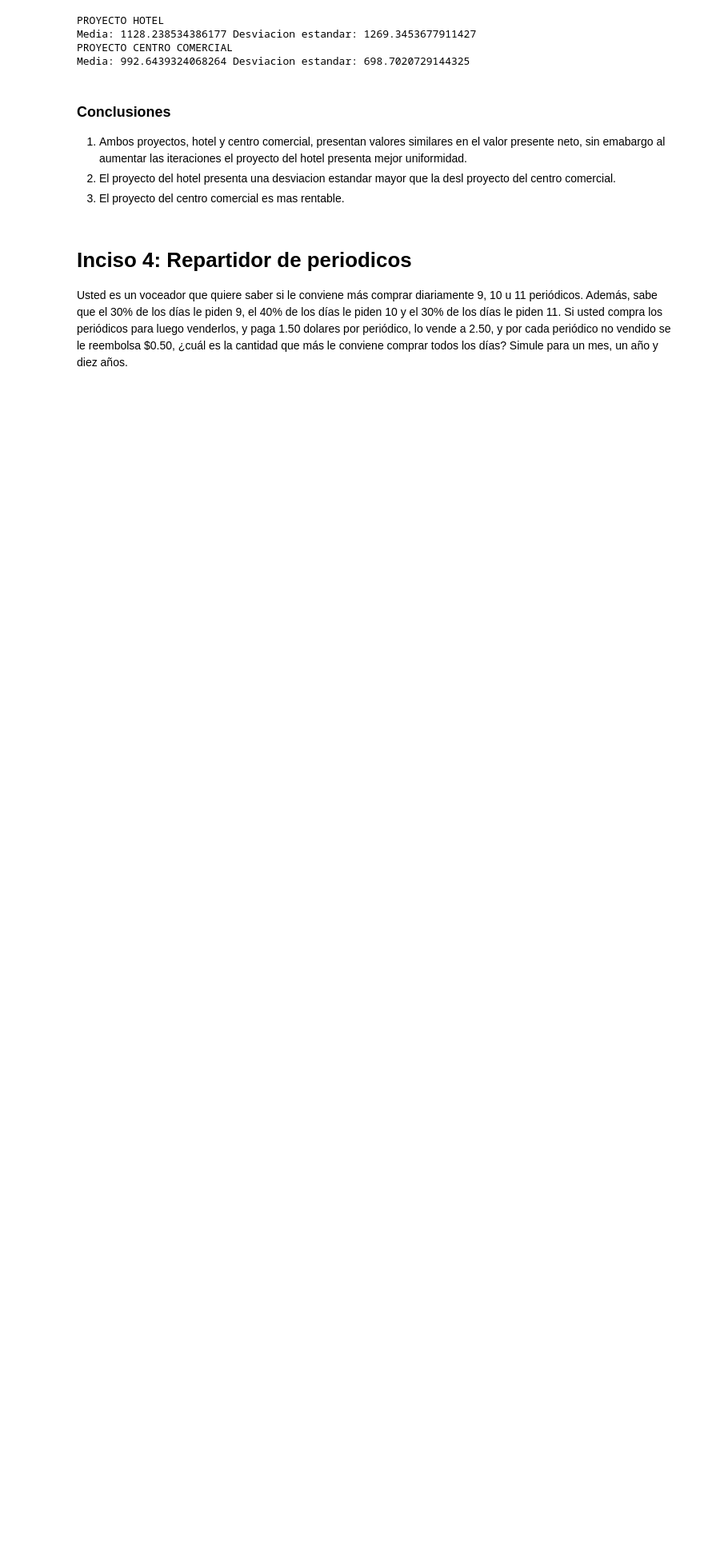
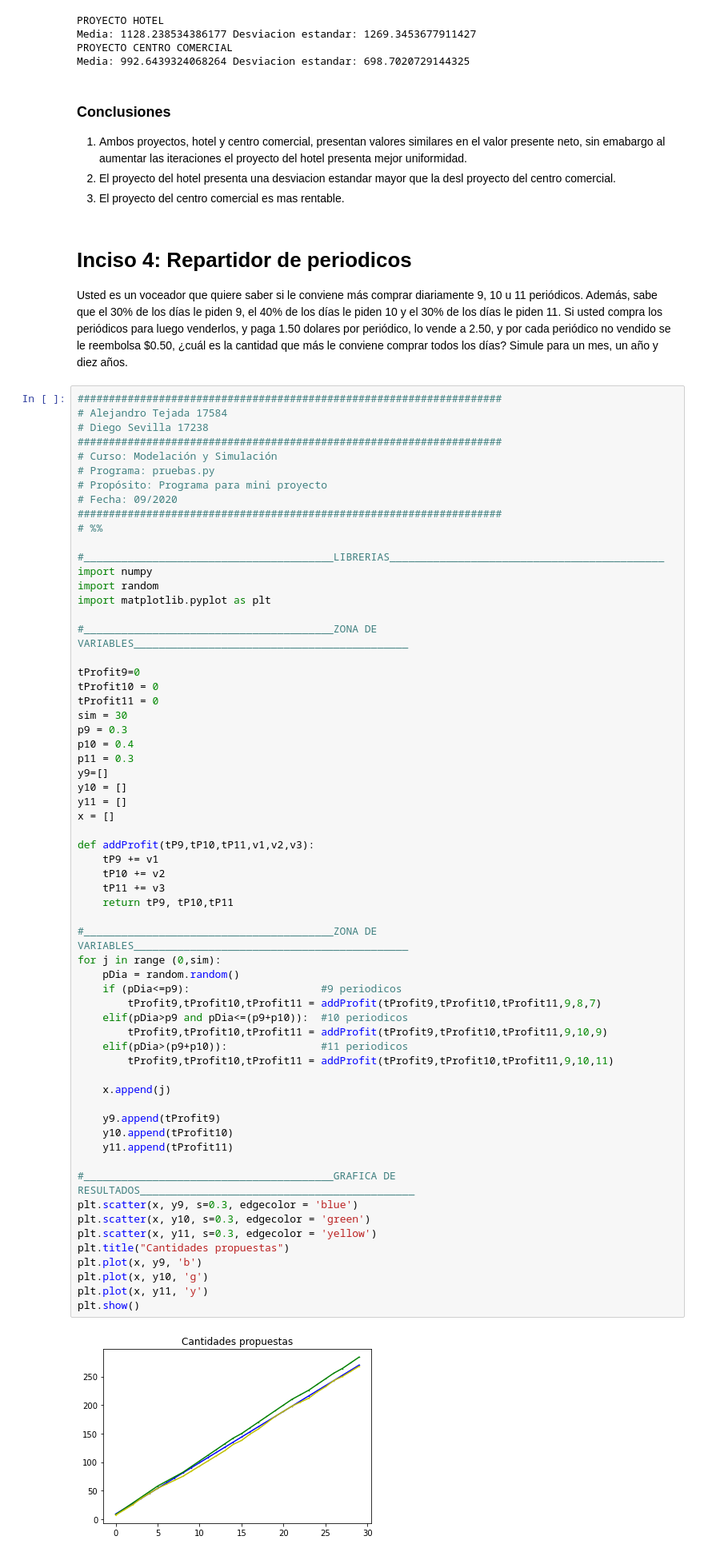
Before and after one commit to tej17584/simulacionMiniProyecto2, a Jupyter notebook: MiniProyecto2 Simulacion.ipynb, the cells around one changed output. Shown at 80% size. Cells and saved outputs as stored; diff of their text form; blank space fills up the shorter version.

```diff
--- a/MiniProyecto2 Simulacion.ipynb
+++ b/MiniProyecto2 Simulacion.ipynb
@@ -319,3 +319,67 @@ Media: 992.6439324068264 Desviacion estandar: 698.7020729144325
 # Inciso 4: Repartidor de periodicos
 
 Usted es un voceador que quiere saber si le conviene más comprar diariamente 9, 10 u 11 periódicos. Además, sabe que el 30% de los días le piden 9, el 40% de los días le piden 10 y el 30% de los días le piden 11. Si usted compra los periódicos para luego venderlos, y paga 1.50 dolares por periódico, lo vende a 2.50, y por cada periódico no vendido se le reembolsa $0.50, ¿cuál es la cantidad que más le conviene comprar todos los días? Simule para un mes, un año y diez años.
+# %%
+####################################################################
+# Alejandro Tejada 17584
+# Diego Sevilla 17238
+####################################################################
+# Curso: Modelación y Simulación
+# Programa: pruebas.py
+# Propósito: Programa para mini proyecto
+# Fecha: 09/2020
+####################################################################
+# %%
+
+#________________________________________LIBRERIAS____________________________________________
+import numpy
+import random
+import matplotlib.pyplot as plt
+
+#________________________________________ZONA DE VARIABLES____________________________________________
+
+tProfit9=0
+tProfit10 = 0
+tProfit11 = 0
+sim = 30
+p9 = 0.3
+p10 = 0.4
+p11 = 0.3
+y9=[]
+y10 = []
+y11 = []
+x = []
+
+def addProfit(tP9,tP10,tP11,v1,v2,v3):
+    tP9 += v1
+    tP10 += v2
+    tP11 += v3
+    return tP9, tP10,tP11
+
+#________________________________________ZONA DE VARIABLES____________________________________________
+for j in range (0,sim):
+    pDia = random.random()
+    if (pDia<=p9):                     #9 periodicos
+        tProfit9,tProfit10,tProfit11 = addProfit(tProfit9,tProfit10,tProfit11,9,8,7)
+    elif(pDia>p9 and pDia<=(p9+p10)):  #10 periodicos
+        tProfit9,tProfit10,tProfit11 = addProfit(tProfit9,tProfit10,tProfit11,9,10,9)
+    elif(pDia>(p9+p10)):               #11 periodicos
+        tProfit9,tProfit10,tProfit11 = addProfit(tProfit9,tProfit10,tProfit11,9,10,11)
+
+    x.append(j)
+
+    y9.append(tProfit9)
+    y10.append(tProfit10)
+    y11.append(tProfit11)
+
+#________________________________________GRAFICA DE RESULTADOS____________________________________________
+plt.scatter(x, y9, s=0.3, edgecolor = 'blue')
+plt.scatter(x, y10, s=0.3, edgecolor = 'green')
+plt.scatter(x, y11, s=0.3, edgecolor = 'yellow')
+plt.title("Cantidades propuestas")
+plt.plot(x, y9, 'b')
+plt.plot(x, y10, 'g')
+plt.plot(x, y11, 'y')
+plt.show()
+# %% [output]
+[figure, added]
```
Also changed, not shown: parts of 1 cell of this notebook.
